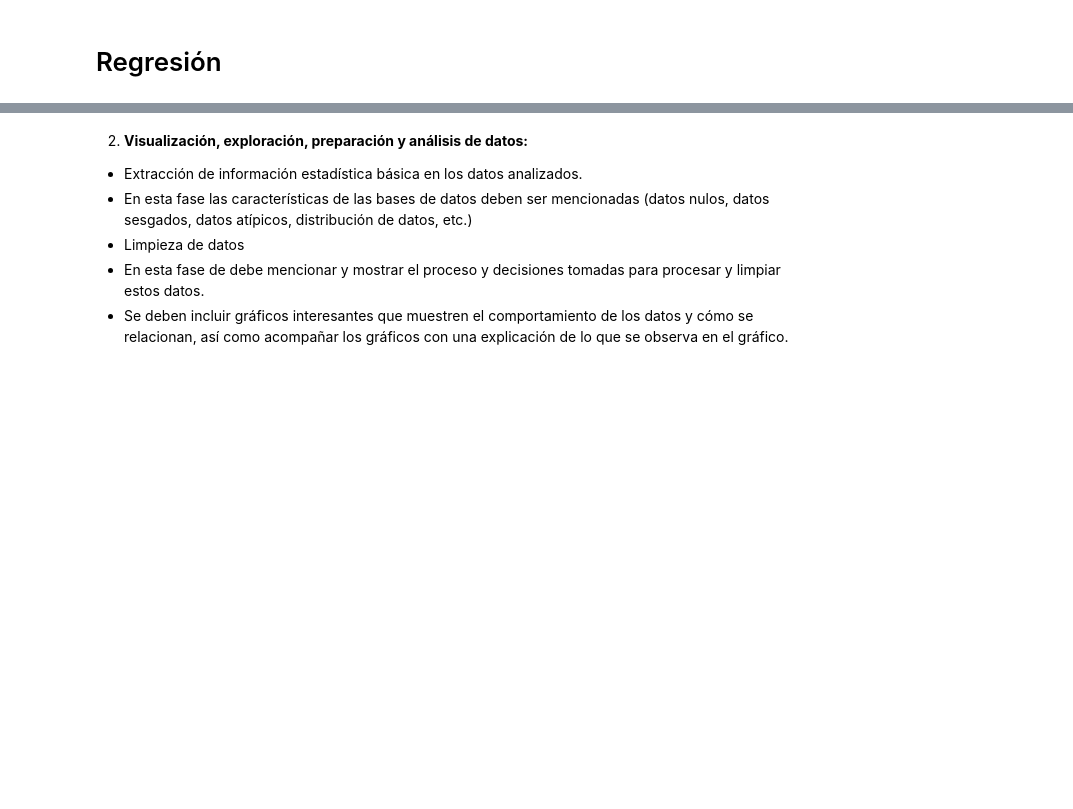
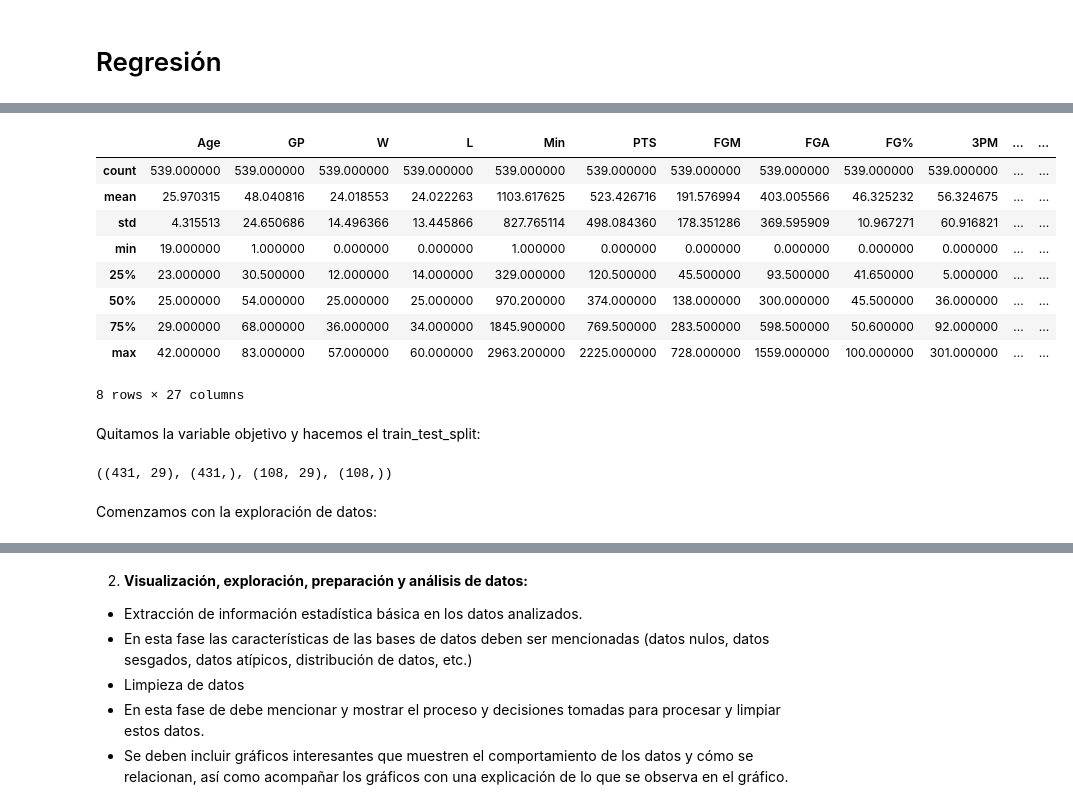
Before and after one commit to RafaelTakata0105/Proyecto_Flores_Takata, a Jupyter notebook: notebooks/Proyecto_final.ipynb, the cells around one changed output, grey strips where cells are left out. Saved outputs shown, nothing was run; the diff lists cells and outputs as text; code cells hidden in the pictures; blank space fills up the shorter version.

```diff
--- a/notebooks/Proyecto_final.ipynb
+++ b/notebooks/Proyecto_final.ipynb
@@ -28,0 +103,15 @@ En este análisis, utilizaremos los datos de la temporada 2023 para predecir la
+# %%
+df.describe()
+# %% [output]
+|  | Age | GP | W | L | Min | PTS | FGM | FGA | FG% | 3PM | ... | ... |
+| count | 539.000000 | 539.000000 | 539.000000 | 539.000000 | 539.000000 | 539.000000 | 539.000000 | 539.000000 | 539.000000 | 539.000000 | ... | ... |
+| mean | 25.970315 | 48.040816 | 24.018553 | 24.022263 | 1103.617625 | 523.426716 | 191.576994 | 403.005566 | 46.325232 | 56.324675 | ... | ... |
+| std | 4.315513 | 24.650686 | 14.496366 | 13.445866 | 827.765114 | 498.084360 | 178.351286 | 369.595909 | 10.967271 | 60.916821 | ... | ... |
+| min | 19.000000 | 1.000000 | 0.000000 | 0.000000 | 1.000000 | 0.000000 | 0.000000 | 0.000000 | 0.000000 | 0.000000 | ... | ... |
+| 25% | 23.000000 | 30.500000 | 12.000000 | 14.000000 | 329.000000 | 120.500000 | 45.500000 | 93.500000 | 41.650000 | 5.000000 | ... | ... |
+| 50% | 25.000000 | 54.000000 | 25.000000 | 25.000000 | 970.200000 | 374.000000 | 138.000000 | 300.000000 | 45.500000 | 36.000000 | ... | ... |
+| 75% | 29.000000 | 68.000000 | 36.000000 | 34.000000 | 1845.900000 | 769.500000 | 283.500000 | 598.500000 | 50.600000 | 92.000000 | ... | ... |
+| max | 42.000000 | 83.000000 | 57.000000 | 60.000000 | 2963.200000 | 2225.000000 | 728.000000 | 1559.000000 | 100.000000 | 301.000000 | ... | ... |
+8 rows × 27 columns
+# %% [markdown]
+Quitamos la variable objetivo y hacemos el train_test_split:
@@ -28,0 +123,6 @@ En este análisis, utilizaremos los datos de la temporada 2023 para predecir la
+# %%
+X_train.shape, y_train.shape, X_test.shape, y_test.shape
+# %% [output]
+((431, 29), (431,), (108, 29), (108,))
+# %% [markdown]
+Comenzamos con la exploración de datos:
```
Also changed, not shown: parts of 15 cells of this notebook.
